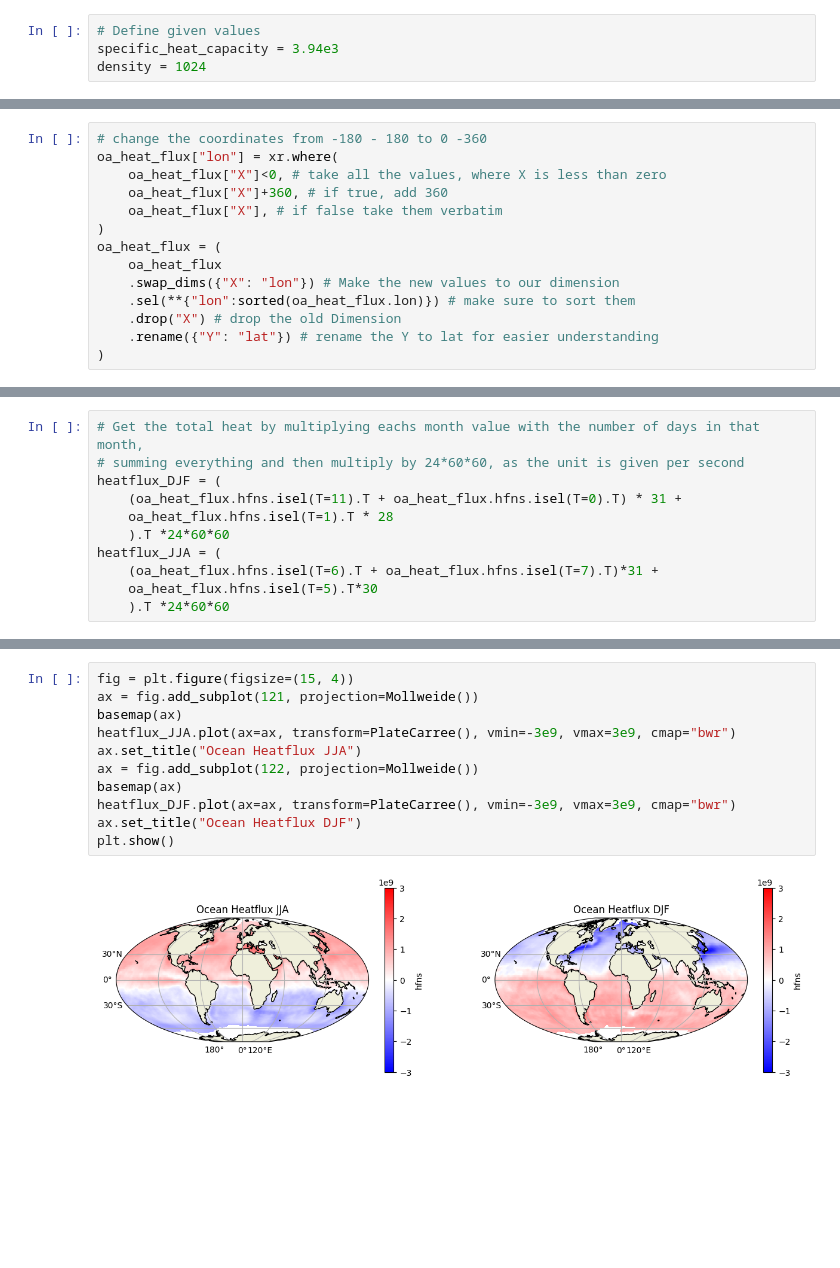
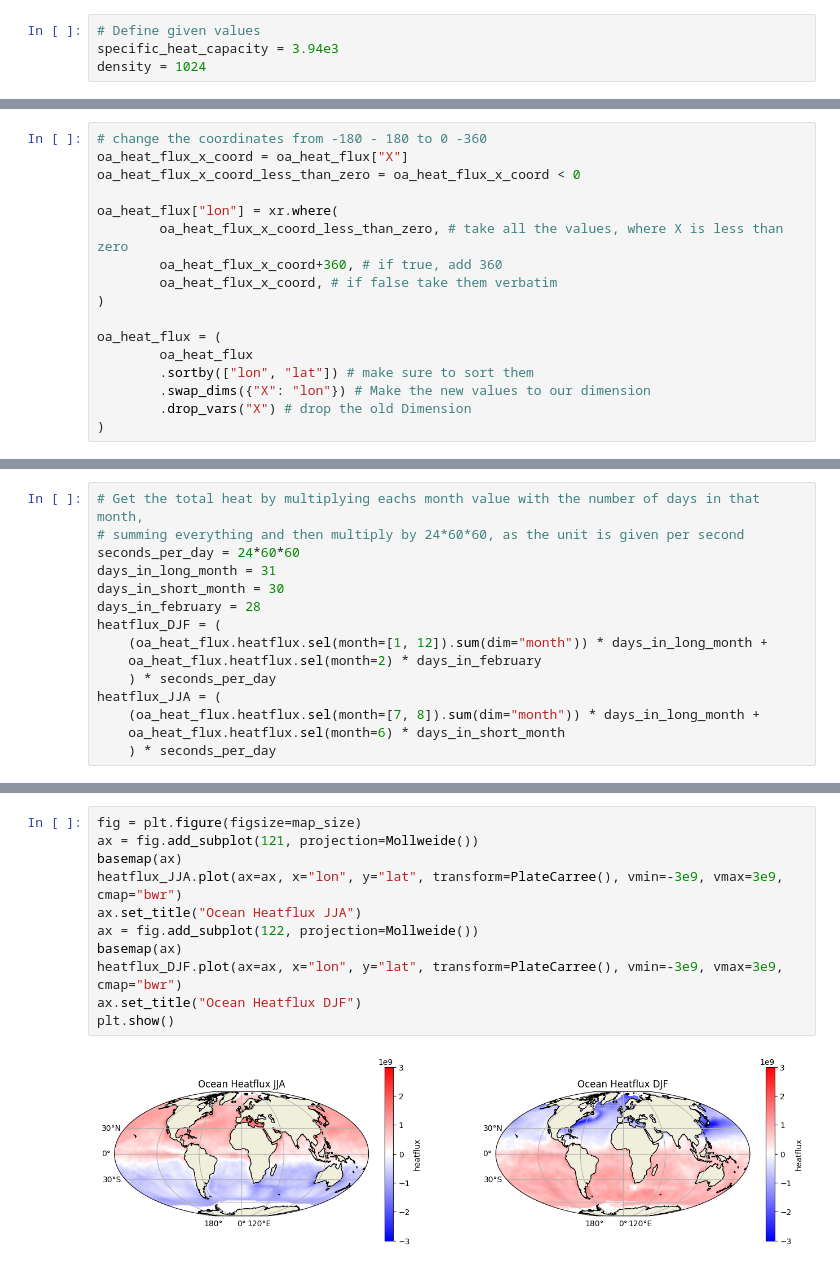
Before and after one commit to JRethemeier/Thermohaline-Circulation, a Jupyter notebook: Assignment2/Assignment2.ipynb, the cells around one changed output, grey strips where cells are left out. Saved outputs shown, nothing was run; the diff lists cells and outputs as text; blank space fills up the shorter version.

Commit message:
Way to much changes for one commit, sry mainly worked on better readability and plots

```diff
--- a/Assignment2/Assignment2.ipynb
+++ b/Assignment2/Assignment2.ipynb
@@ -77,14 +67,17 @@ plt.show()
 # %%
 # change the coordinates from -180 - 180 to 0 -360
+oa_heat_flux_x_coord = oa_heat_flux["X"]
+oa_heat_flux_x_coord_less_than_zero = oa_heat_flux_x_coord < 0
+
 oa_heat_flux["lon"] = xr.where(
-    oa_heat_flux["X"]<0, # take all the values, where X is less than zero
-    oa_heat_flux["X"]+360, # if true, add 360
-    oa_heat_flux["X"], # if false take them verbatim
+        oa_heat_flux_x_coord_less_than_zero, # take all the values, where X is less than zero
+        oa_heat_flux_x_coord+360, # if true, add 360
+        oa_heat_flux_x_coord, # if false take them verbatim
 )
+
 oa_heat_flux = (
-    oa_heat_flux
-    .swap_dims({"X": "lon"}) # Make the new values to our dimension
-    .sel(**{"lon":sorted(oa_heat_flux.lon)}) # make sure to sort them
-    .drop("X") # drop the old Dimension
-    .rename({"Y": "lat"}) # rename the Y to lat for easier understanding
+        oa_heat_flux
+        .sortby(["lon", "lat"]) # make sure to sort them
+        .swap_dims({"X": "lon"}) # Make the new values to our dimension
+        .drop_vars("X") # drop the old Dimension
 )
@@ -91,11 +95,15 @@ oa_heat_flux = (
 # %%
 # Get the total heat by multiplying eachs month value with the number of days in that month,
 # summing everything and then multiply by 24*60*60, as the unit is given per second
+seconds_per_day = 24*60*60
+days_in_long_month = 31
+days_in_short_month = 30
+days_in_february = 28
 heatflux_DJF = (
-    (oa_heat_flux.hfns.isel(T=11).T + oa_heat_flux.hfns.isel(T=0).T) * 31 +
-    oa_heat_flux.hfns.isel(T=1).T * 28
-    ).T *24*60*60
+    (oa_heat_flux.heatflux.sel(month=[1, 12]).sum(dim="month")) * days_in_long_month +
+    oa_heat_flux.heatflux.sel(month=2) * days_in_february
+    ) * seconds_per_day
 heatflux_JJA = (
-    (oa_heat_flux.hfns.isel(T=6).T + oa_heat_flux.hfns.isel(T=7).T)*31 +
-    oa_heat_flux.hfns.isel(T=5).T*30
-    ).T *24*60*60
+    (oa_heat_flux.heatflux.sel(month=[7, 8]).sum(dim="month")) * days_in_long_month +
+    oa_heat_flux.heatflux.sel(month=6) * days_in_short_month
+    ) * seconds_per_day
@@ -102,13 +139,13 @@ heatflux_JJA = (
 # %%
-fig = plt.figure(figsize=(15, 4))
+fig = plt.figure(figsize=map_size)
 ax = fig.add_subplot(121, projection=Mollweide())
 basemap(ax)
-heatflux_JJA.plot(ax=ax, transform=PlateCarree(), vmin=-3e9, vmax=3e9, cmap="bwr")
+heatflux_JJA.plot(ax=ax, x="lon", y="lat", transform=PlateCarree(), vmin=-3e9, vmax=3e9, cmap="bwr")
 ax.set_title("Ocean Heatflux JJA")
 ax = fig.add_subplot(122, projection=Mollweide())
 basemap(ax)
-heatflux_DJF.plot(ax=ax, transform=PlateCarree(), vmin=-3e9, vmax=3e9, cmap="bwr")
+heatflux_DJF.plot(ax=ax, x="lon", y="lat", transform=PlateCarree(), vmin=-3e9, vmax=3e9, cmap="bwr")
 ax.set_title("Ocean Heatflux DJF")
 plt.show()
 # %% [output]
-[figure, old version]
+[figure, new version]
```
Also changed, not shown: parts of 32 cells of this notebook, 1 other file.
